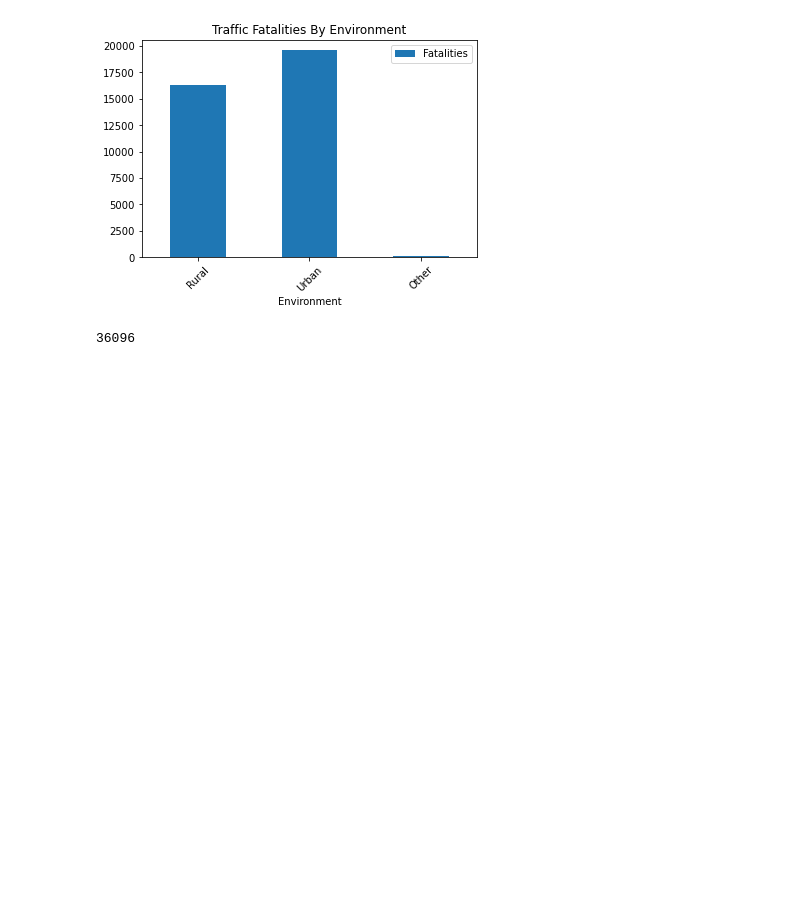
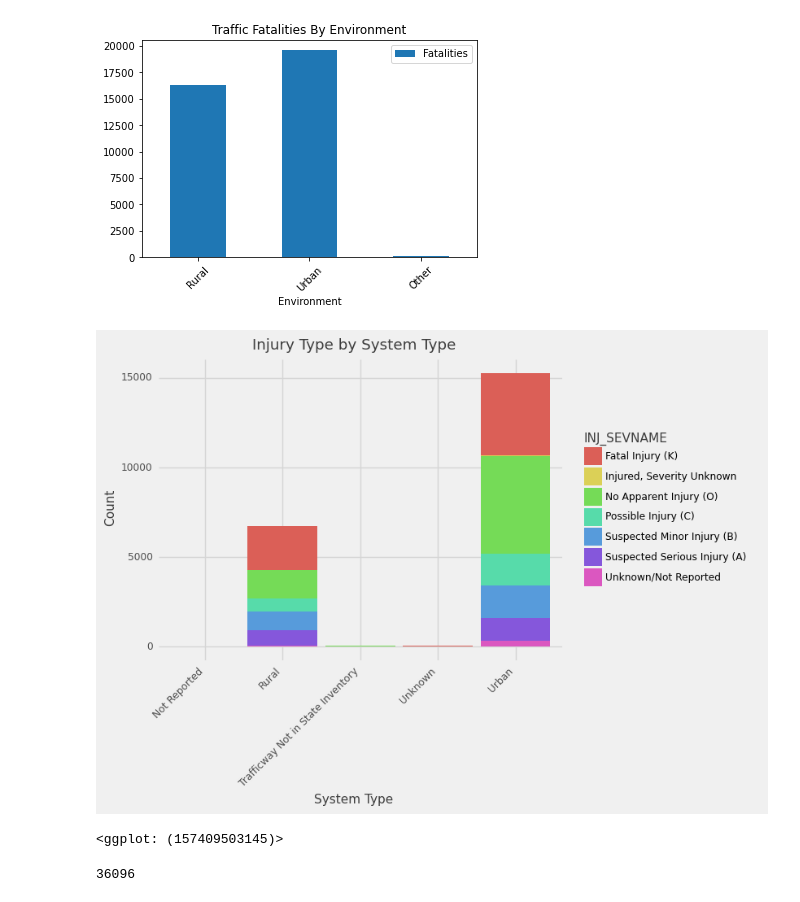
Before and after one commit to joshrrosen/PPOL564-Final-Project, a Jupyter notebook: MISC_Viz.ipynb, the cells around one changed output. Drawn from its saved outputs; the diff is of its cells as text; code cells hidden in the pictures; blank space fills up the shorter version.

```diff
--- a/MISC_Viz.ipynb
+++ b/MISC_Viz.ipynb
@@ -84,6 +84,16 @@ int_rural_urban.plot.bar(x="Environment", y="Fatalities", rot=45, title = "Traff
 # %% [output]
 <AxesSubplot:title={'center':'Traffic Fatalities By Environment'}, xlabel='Environment'>
 [figure]
+# %%
+ggplot(data=All2019) +\
+geom_bar(mapping=aes(x="RUR_URBNAME_x", fill="INJ_SEVNAME"), ) +\
+xlab("System Type") +\
+ylab("Count") +\
+ggtitle("Injury Type by System Type") +\
+theme_538() + theme(axis_text_x  = element_text(angle = 45, hjust = 1))
+# %% [output]
+[figure, added]
+<ggplot: (157409503145)>
 # %%
 #check that we have right number of fatalities
 Total = Urban_Rural_1['FATALS'].sum()
```
